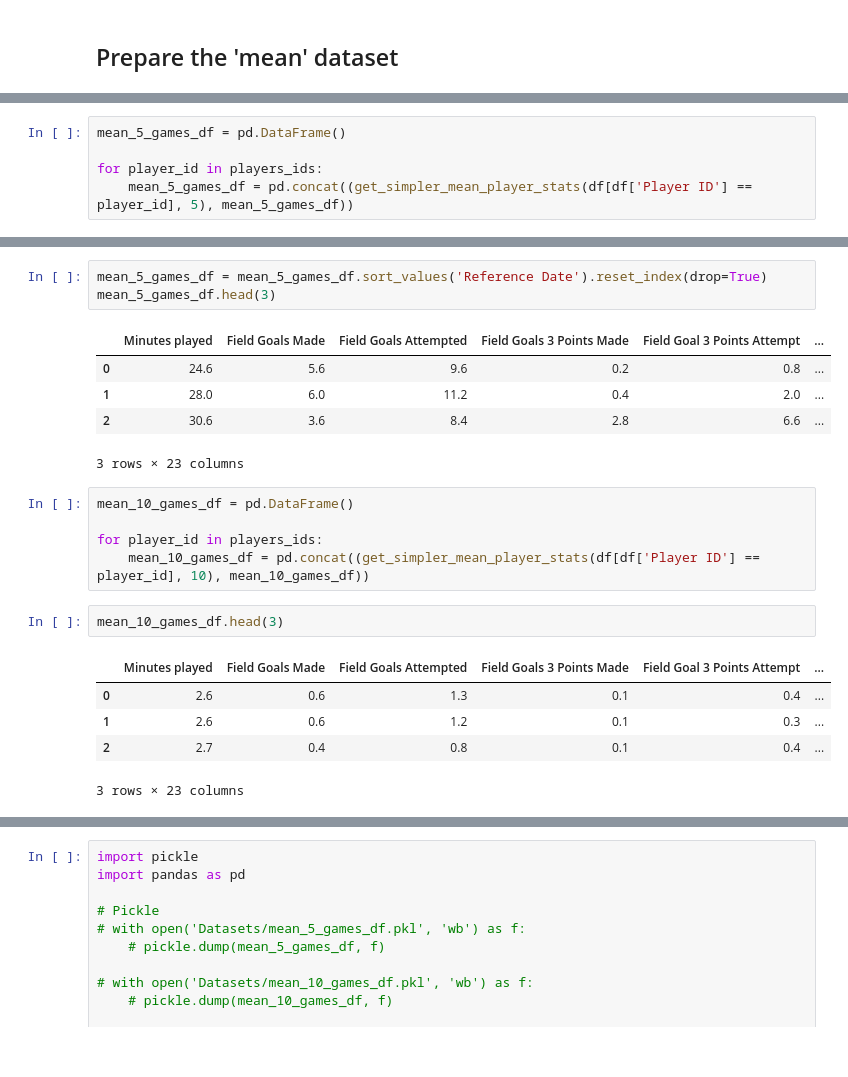
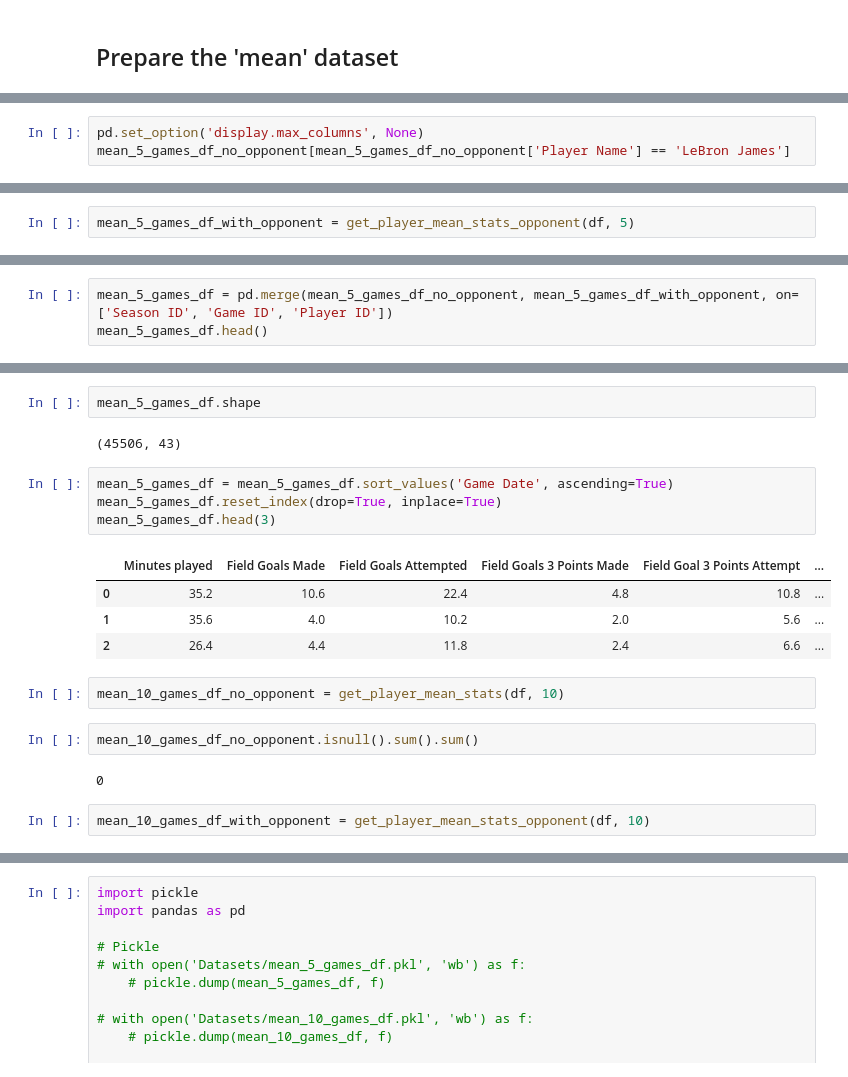
Before and after one commit to pratikgirigoswami/Player-Performance-Improvement-Prediction, a Jupyter notebook: Data Gathering/dataset.ipynb, the cells around one changed output, grey strips where cells are left out. Drawn from its saved outputs; the diff is of its cells as text.

```diff
--- a/Data Gathering/dataset.ipynb
+++ b/Data Gathering/dataset.ipynb
@@ -487,5 +492,3 @@ len(players_ids)
-# %%
-mean_5_games_df = pd.DataFrame()
-
-for player_id in players_ids:
-    mean_5_games_df = pd.concat((get_simpler_mean_player_stats(df[df['Player ID'] == player_id], 5), mean_5_games_df))
+# %%
+pd.set_option('display.max_columns', None)
+mean_5_games_df_no_opponent[mean_5_games_df_no_opponent['Player Name'] == 'LeBron James']
@@ -491,0 +557,2 @@ for player_id in players_ids:
+# %%
+mean_5_games_df_with_opponent = get_player_mean_stats_opponent(df, 5)
@@ -491,0 +586,3 @@ for player_id in players_ids:
+# %%
+mean_5_games_df = pd.merge(mean_5_games_df_no_opponent, mean_5_games_df_with_opponent, on=['Season ID', 'Game ID', 'Player ID'])
+mean_5_games_df.head()
@@ -492,22 +596,21 @@ for player_id in players_ids:
+# %%
+mean_5_games_df.shape
+# %% [output]
+(45506, 43)
 # %%
-mean_5_games_df = mean_5_games_df.sort_values('Reference Date').reset_index(drop=True)
+mean_5_games_df = mean_5_games_df.sort_values('Game Date', ascending=True)
+mean_5_games_df.reset_index(drop=True, inplace=True)
 mean_5_games_df.head(3)
 # %% [output]
 |  | Minutes played | Field Goals Made | Field Goals Attempted | Field Goals 3 Points Made | Field Goal 3 Points Attempt | ... |
-| 0 | 24.6 | 5.6 | 9.6 | 0.2 | 0.8 | ... |
-| 1 | 28.0 | 6.0 | 11.2 | 0.4 | 2.0 | ... |
-| 2 | 30.6 | 3.6 | 8.4 | 2.8 | 6.6 | ... |
+| 0 | 35.2 | 10.6 | 22.4 | 4.8 | 10.8 | ... |
+| 1 | 35.6 | 4.0 | 10.2 | 2.0 | 5.6 | ... |
+| 2 | 26.4 | 4.4 | 11.8 | 2.4 | 6.6 | ... |
-3 rows × 23 columns
-# %%
-mean_10_games_df = pd.DataFrame()
-
-for player_id in players_ids:
-    mean_10_games_df = pd.concat((get_simpler_mean_player_stats(df[df['Player ID'] == player_id], 10), mean_10_games_df))
-# %%
-mean_10_games_df.head(3)
-# %% [output]
-|  | Minutes played | Field Goals Made | Field Goals Attempted | Field Goals 3 Points Made | Field Goal 3 Points Attempt | ... |
-| 0 | 2.6 | 0.6 | 1.3 | 0.1 | 0.4 | ... |
-| 1 | 2.6 | 0.6 | 1.2 | 0.1 | 0.3 | ... |
-| 2 | 2.7 | 0.4 | 0.8 | 0.1 | 0.4 | ... |
-3 rows × 23 columns
+# %%
+mean_10_games_df_no_opponent = get_player_mean_stats(df, 10)
+# %%
+mean_10_games_df_no_opponent.isnull().sum().sum()
+# %% [output]
+0
+# %%
+mean_10_games_df_with_opponent = get_player_mean_stats_opponent(df, 10)
```
Also changed, not shown: parts of 64 cells of this notebook, 21 other files.
